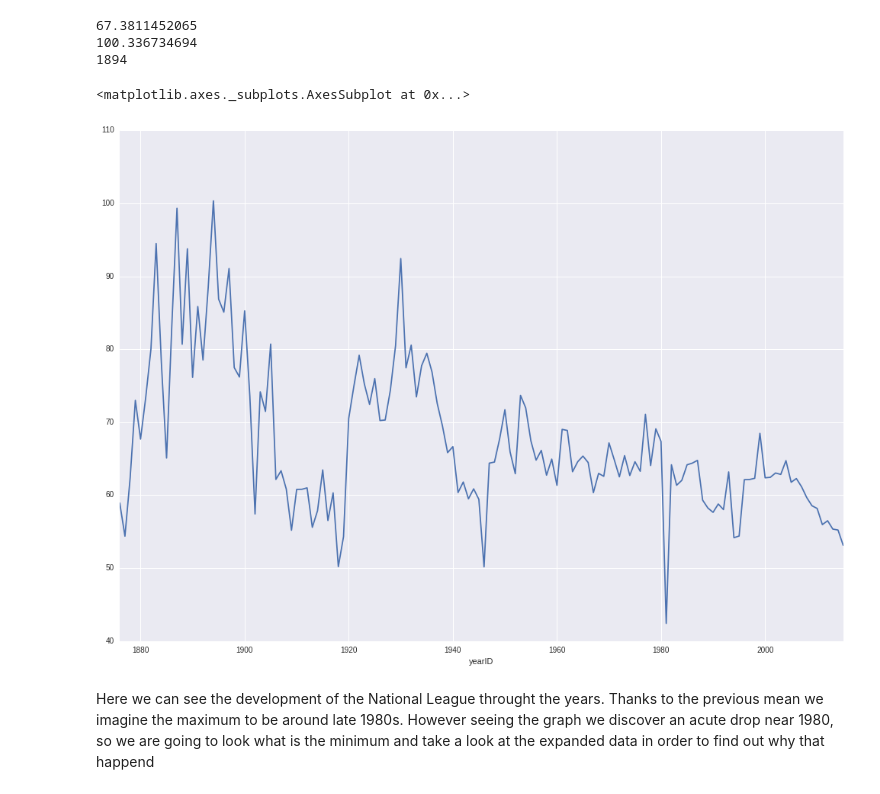
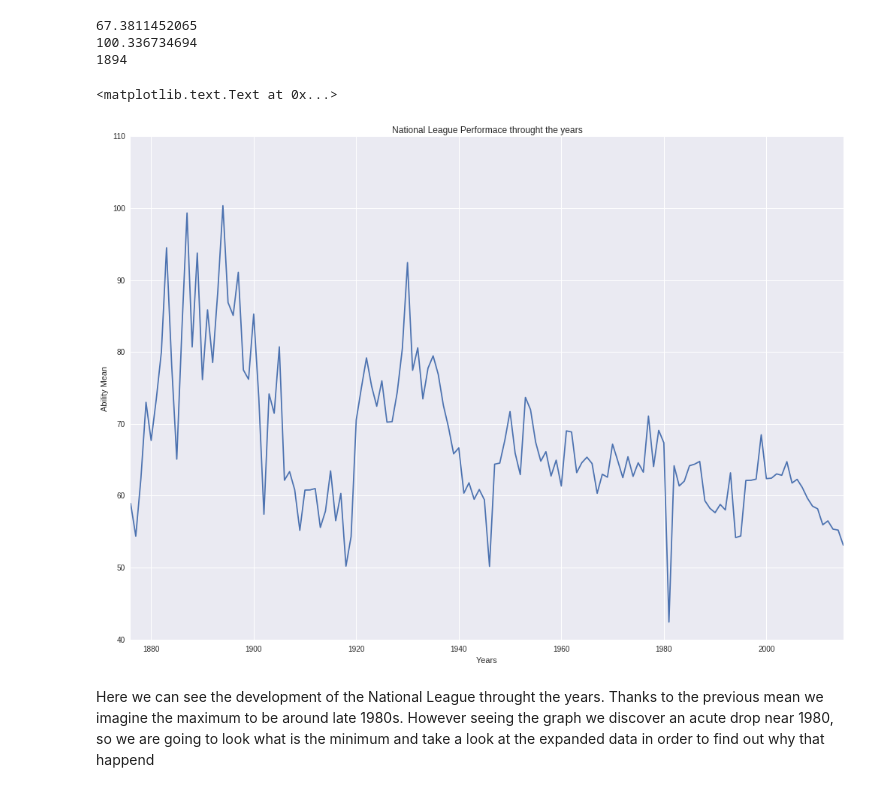
Before and after one commit to nachoferre/Udacity-data-analysis-P2, a Jupyter notebook: Project 2.ipynb, the cells around one changed output. Cells and saved outputs as stored; diff of their text form; code cells hidden in the pictures.

```diff
--- a/Project 2.ipynb
+++ b/Project 2.ipynb
@@ -454,9 +446,12 @@ print str(batting_year_mean.argmax())
 # %%
 # we plot the data so we can take a look
 batting_year_mean.plot()
+plt.xlabel('Years')
+plt.ylabel('Ability Mean')
+plt.title('National League Performace throught the years')
 # %% [output]
-<matplotlib.axes._subplots.AxesSubplot at 0x...>
+<matplotlib.text.Text at 0x...>
-[figure, old version]
+[figure, new version]
 # %% [markdown]
 Here we can see the development of the National League throught the years. Thanks to the previous mean we imagine the maximum to be around late 1980s. However seeing the graph we discover an acute drop near 1980, so we are going to look what is the minimum and take a look at the expanded data in order to find out why that happend
 # %%
```
Also changed, not shown: parts of 14 cells of this notebook, 2 other files.
